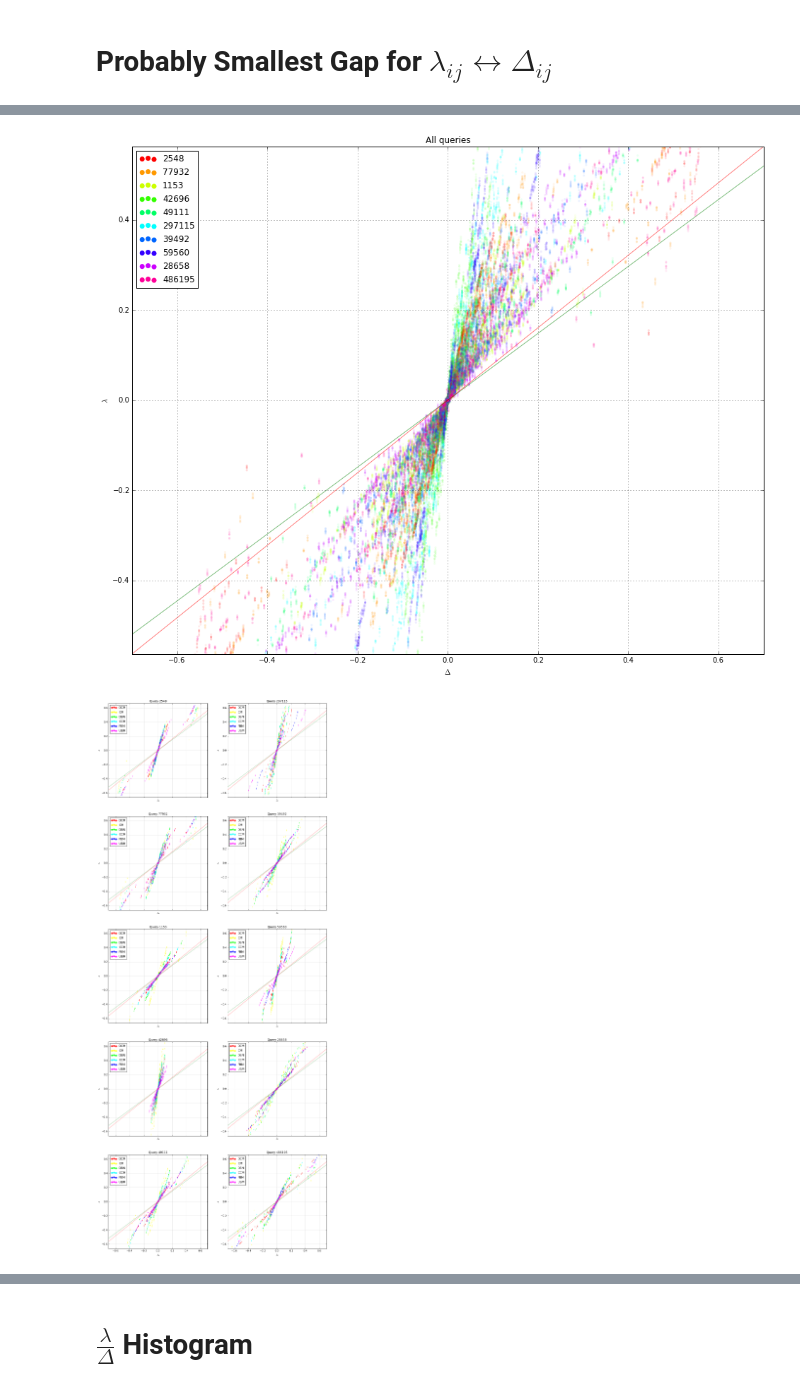
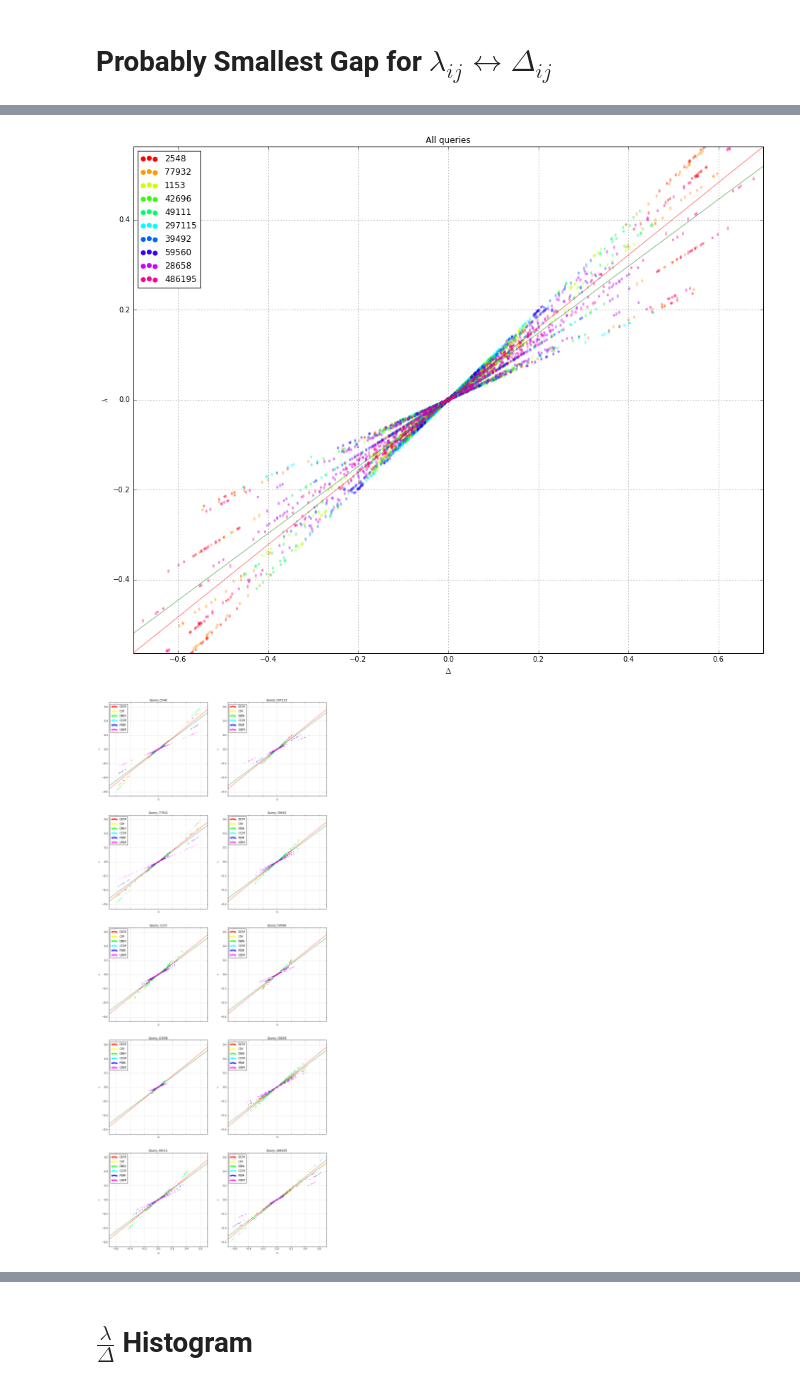
Before and after one commit to changlicn/PyClickLambdas, a Jupyter notebook: scripts/ClickBasedLambdasExperiments.ipynb, the cells around one changed output, grey strips where cells are left out. Cells and saved outputs as stored; diff of their text form; code cells hidden in the pictures.

```diff
--- a/scripts/ClickBasedLambdasExperiments.ipynb
+++ b/scripts/ClickBasedLambdasExperiments.ipynb
@@ -22,8 +22,8 @@ from IPython.display import display
 
 # Load the click models for the queries of interest.
 # with open('./data/model_query_uniform_lambdas_v1_collection.pkl') as ifile:
-# with open('./data/model_query_uniform_lambdas_v2_collection.pkl') as ifile:
-with open('./data/model_query_softmax_lambdas_v2_collection.pkl') as ifile:
+with open('./data/model_query_uniform_lambdas_v2_collection.pkl') as ifile:
+# with open('./data/model_query_softmax_lambdas_v2_collection.pkl') as ifile:
     MQD = pickle.load(ifile)
 
 # For reproducibility -- re-seed the click models' RNGs.
@@ -360,8 +360,8 @@ def show_lambdas_vs_deltas_scatterplot_widget():
         for q_i, query in enumerate(MQD[MQD.keys()[0]]):
             q_ax = q_axes[q_i % half_q_count, q_i / half_q_count]
 
-            q_ax.plot([-x_lim, x_lim], [-x_lim * g1, x_lim * g1], 'g-', alpha=0.5)
-            q_ax.plot([-x_lim, x_lim], [-x_lim * r2, x_lim * r2], 'r-', alpha=0.5)
+            q_ax.plot([-x_lim, x_lim], [-x_lim * g1, x_lim * g1], 'g-', alpha=1)
+            q_ax.plot([-x_lim, x_lim], [-x_lim * r2, x_lim * r2], 'r-', alpha=1)
             q_ax.axis([-x_lim, x_lim, -x_lim * r2, x_lim * r2])
 
             q_ax.set_title('Query ' + query)
@@ -374,32 +374,32 @@ def show_lambdas_vs_deltas_scatterplot_widget():
         ax.plot([-x_lim, x_lim], [-x_lim * g1, x_lim * g1], 'g-', alpha=0.5)
         ax.plot([-x_lim, x_lim], [-x_lim * r2, x_lim * r2], 'r-', alpha=0.5)
         ax.axis([-x_lim, x_lim,-x_lim * r2, x_lim * r2])
 
         ax.set_title('All queries')
         ax.set_ylabel(r'$\lambda$')
         ax.set_xlabel(r'$\Delta$')
         ax.set_aspect('equal')
         plt.setp(ax.get_xticklabels(), visible=True)
         ax.grid(True, axis='both', which='both')
         ax.legend(loc='upper left')
 
     n_impressions_options = sorted(MQD['DCM']['2548']['stats'].keys())[::-1]
     n_impressions_options = zip(map(str, n_impressions_options), n_impressions_options)
 
     impdd = Dropdown(options=n_impressions_options, description='\0 \0 Impressions:')
     ltdd = Dropdown(options=[('Viewed', 'viewed_lambdas'), ('Total', 'total_lambdas')],
                     description='\0 \0 Lambas Type:')
 
     controls = HBox([impdd, ltdd])
 
     backend = interactive(show_lambdas_vs_deltas_scatterplot, n_impressions=impdd,
                           lambdas_type=ltdd)
 
     controls.on_displayed(lambda _: show_lambdas_vs_deltas_scatterplot(impdd.value, ltdd.value))
 
     display(controls)
 
 show_lambdas_vs_deltas_scatterplot_widget()
 # %% [output]
-[figure, old version]
+[figure, new version]
-[figure, old version]
+[figure, new version]
```
Also changed, not shown: parts of 6 cells of this notebook, 1 other file.
